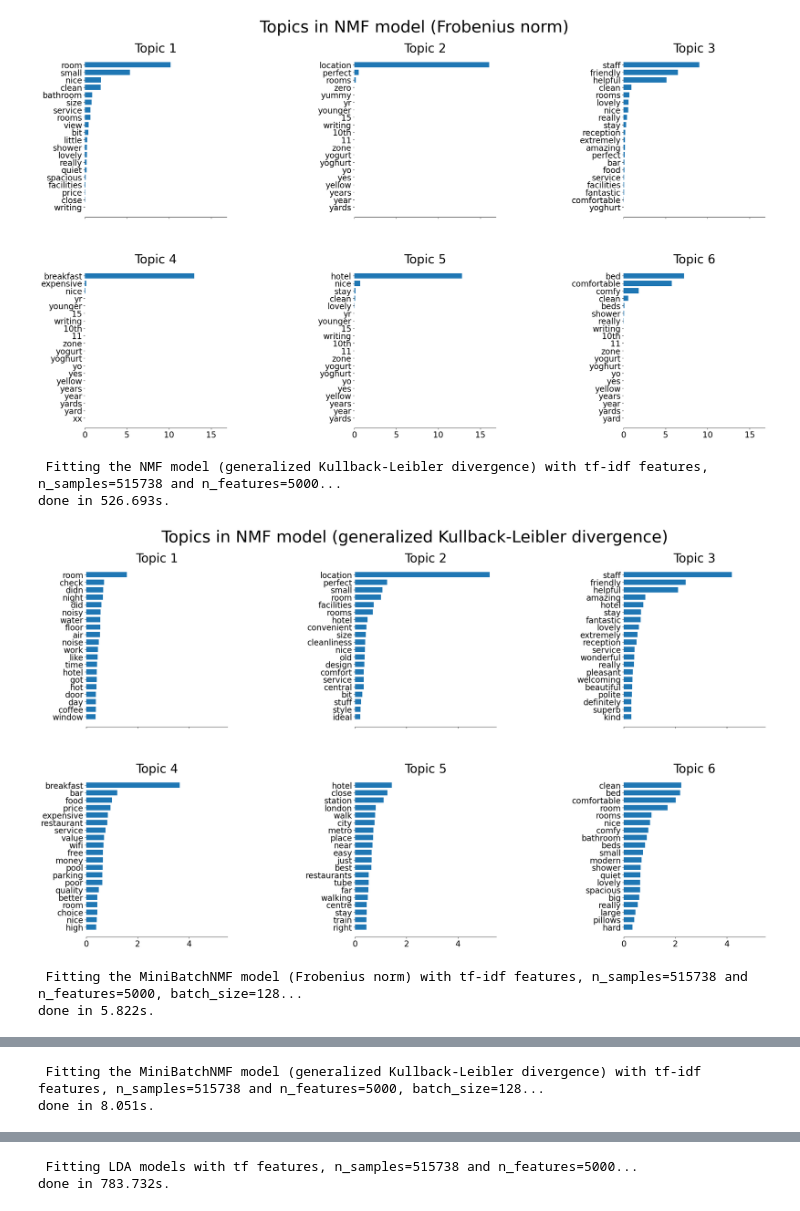
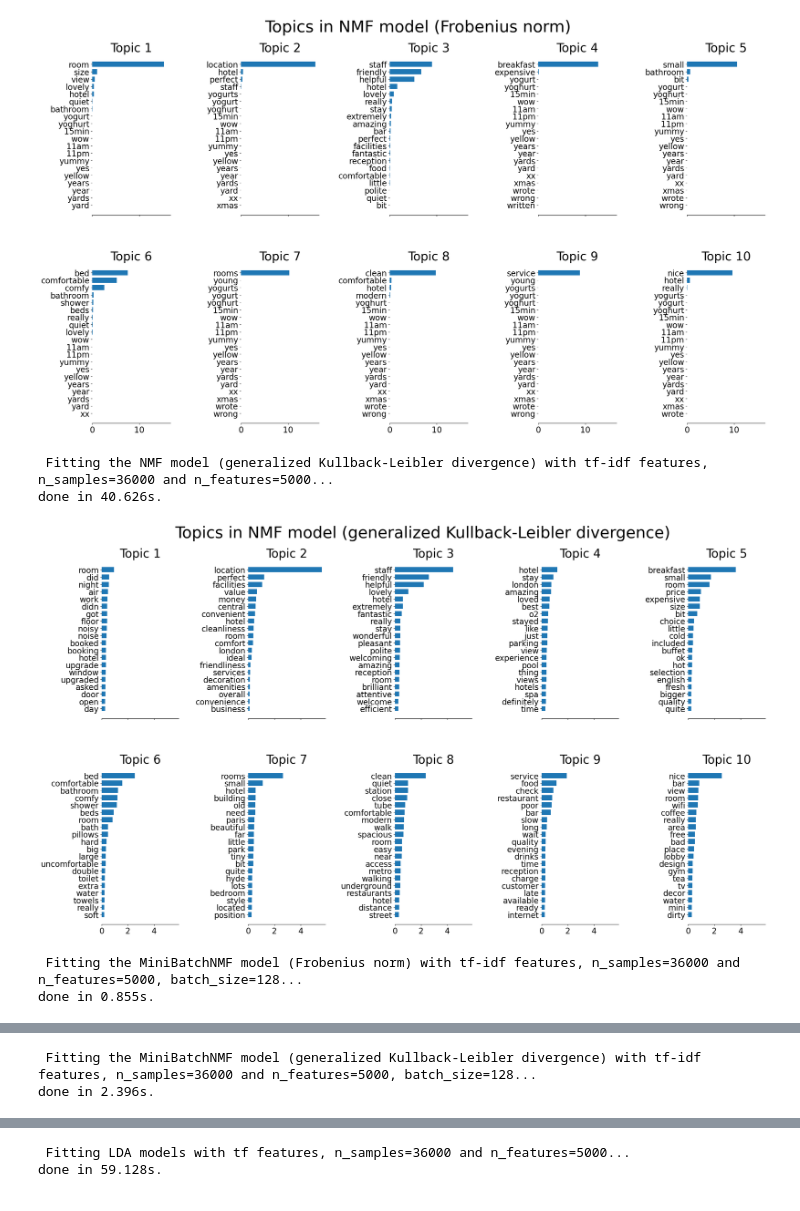
Before and after one commit to ollieshov-lab/MDM2-ReviewsProj, a Jupyter notebook: code/NNMF.ipynb, the cells around one changed output, grey strips where cells are left out. Cells and saved outputs as stored; diff of their text form; code cells hidden in the pictures.

```diff
--- a/code/NNMF.ipynb
+++ b/code/NNMF.ipynb
@@ -15,16 +15,16 @@ from sklearn.feature_extraction.text import ENGLISH_STOP_WORDS
 from sklearn.decomposition import NMF, LatentDirichletAllocation, MiniBatchNMF
 from sklearn.feature_extraction.text import CountVectorizer, TfidfVectorizer
 
-n_samples = len(df)
+n_samples = 36000
 n_features = 5000
-n_components = 6
+n_components = 10
 n_top_words = 20
 batch_size = 128
 init = "nndsvda"
 
 
 def plot_top_words(model, feature_names, n_top_words, title):
-    fig, axes = plt.subplots(2, 3, figsize=(30, 15), sharex=True)
+    fig, axes = plt.subplots(2, 5, figsize=(30, 15), sharex=True)
     axes = axes.flatten()
     for topic_idx, topic in enumerate(model.components_):
         top_features_ind = topic.argsort()[-n_top_words:]
@@ -223,6 +223,6 @@ done in 14.630s.
-[figure, old version]
+[figure, new version]
- Fitting the NMF model (generalized Kullback-Leibler divergence) with tf-idf features, n_samples=515738 and n_features=5000...
-done in 526.693s.
+ Fitting the NMF model (generalized Kullback-Leibler divergence) with tf-idf features, n_samples=36000 and n_features=5000...
+done in 40.626s.
-[figure, old version]
+[figure, new version]
- Fitting the MiniBatchNMF model (Frobenius norm) with tf-idf features, n_samples=515738 and n_features=5000, batch_size=128...
-done in 5.822s.
+ Fitting the MiniBatchNMF model (Frobenius norm) with tf-idf features, n_samples=36000 and n_features=5000, batch_size=128...
+done in 0.855s.
@@ -230,2 +230,2 @@ done in 5.822s.
- Fitting the MiniBatchNMF model (generalized Kullback-Leibler divergence) with tf-idf features, n_samples=515738 and n_features=5000, batch_size=128...
-done in 8.051s.
+ Fitting the MiniBatchNMF model (generalized Kullback-Leibler divergence) with tf-idf features, n_samples=36000 and n_features=5000, batch_size=128...
+done in 2.396s.
@@ -233,2 +233,2 @@ done in 8.051s.
- Fitting LDA models with tf features, n_samples=515738 and n_features=5000...
-done in 783.732s.
+ Fitting LDA models with tf features, n_samples=36000 and n_features=5000...
+done in 59.128s.
```
Also changed, not shown: parts of 1 cell of this notebook.
